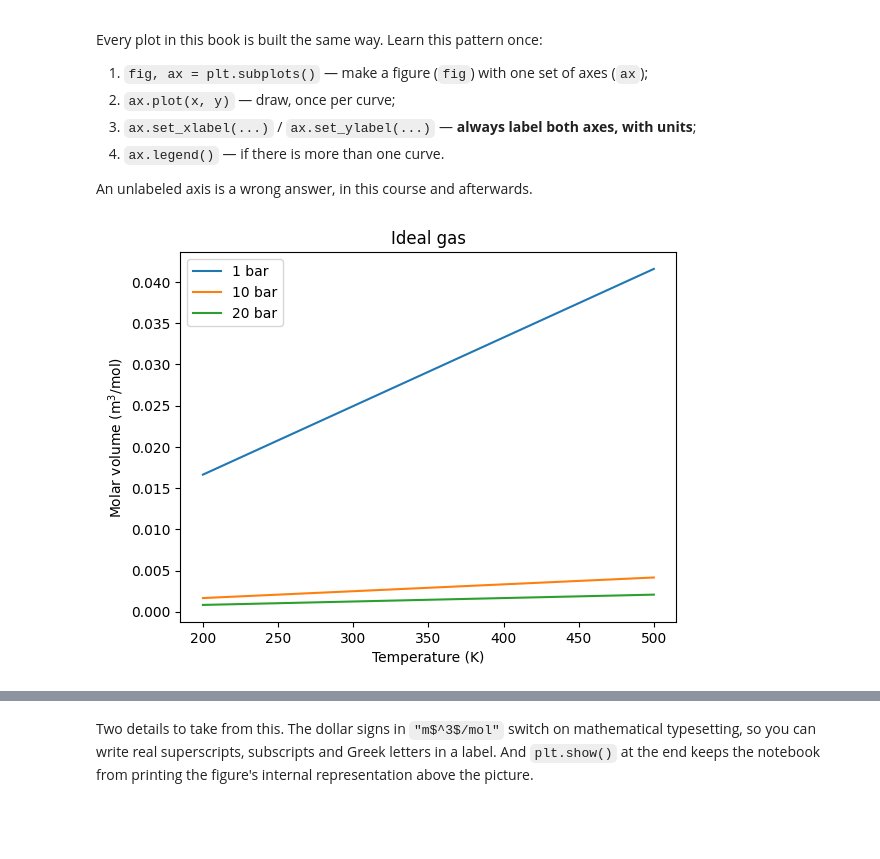
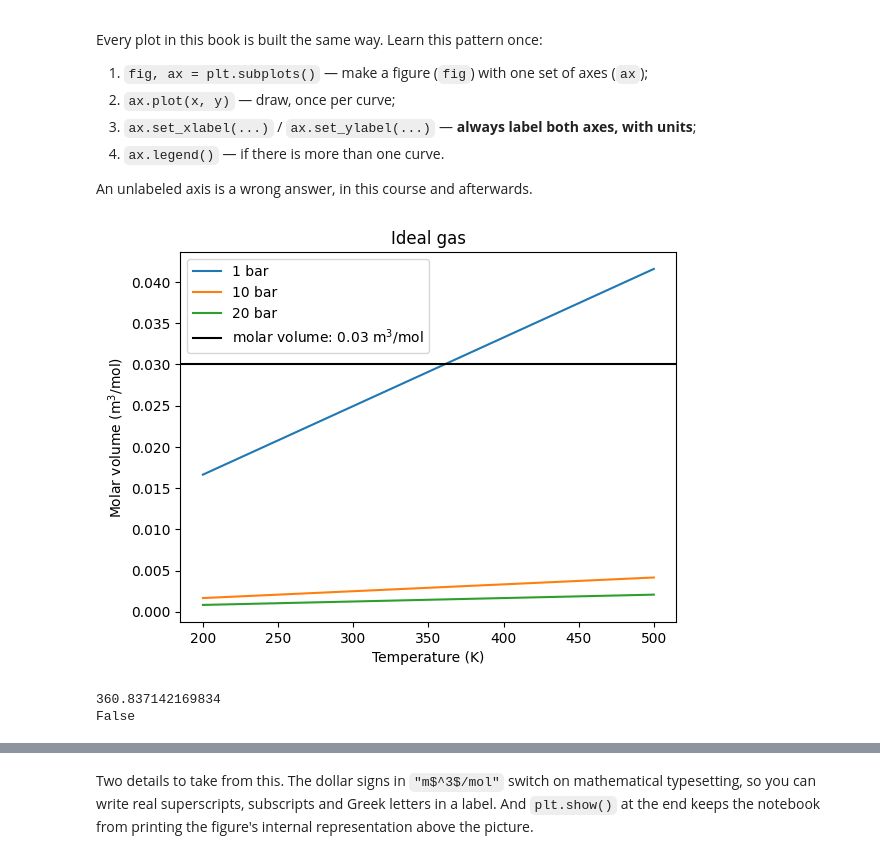
Before and after one commit to Aubryanna/hackathon, a Jupyter notebook: code/ch1/Getting_started_Python_Jupyter.ipynb, the cells around one changed output, grey strips where cells are left out. Cells and saved outputs as stored; diff of their text form; code cells hidden in the pictures; blank space fills up the shorter version.

```diff
--- a/code/ch1/Getting_started_Python_Jupyter.ipynb
+++ b/code/ch1/Getting_started_Python_Jupyter.ipynb
@@ -171,16 +171,29 @@ An unlabeled axis is a wrong answer, in this course and afterwards.
 # %%
 import matplotlib.pyplot as plt
 
 T_grid = np.linspace(200.0, 500.0, 100)
 
+target_V =  0.0300      #Volume in m^3
+target_P =  1.0e5      #Pressure in Pa
+R = 8.314      # J/(mol K), the gas constant
+equation_T = (target_P*target_V)/R      #Temperature in K
+equation = np.array(equation_T)
+
 fig, ax = plt.subplots()
 ax.plot(T_grid, molar_volume(T_grid, 1.0e5), label="1 bar")
 ax.plot(T_grid, molar_volume(T_grid, 10.0e5), label="10 bar")
 ax.plot(T_grid, molar_volume(T_grid, 20.0e5), label="20 bar")
+ax.axhline(target_V, color = "black", label=f"molar volume: {target_V} m$^3$/mol")
 ax.set_xlabel("Temperature (K)")
 ax.set_ylabel("Molar volume (m$^3$/mol)")
 ax.set_title("Ideal gas")
 ax.legend()
 plt.show()
+
+print(equation_T)
+estimate_from_graph = 360      #Temperature estimated from the line intersection in K
+print(np.allclose(equation, estimate_from_graph))
 # %% [output]
-[figure, old version]
+[figure, new version]
+360.837142169834
+False
```
Also changed, not shown: parts of 4 cells of this notebook.
